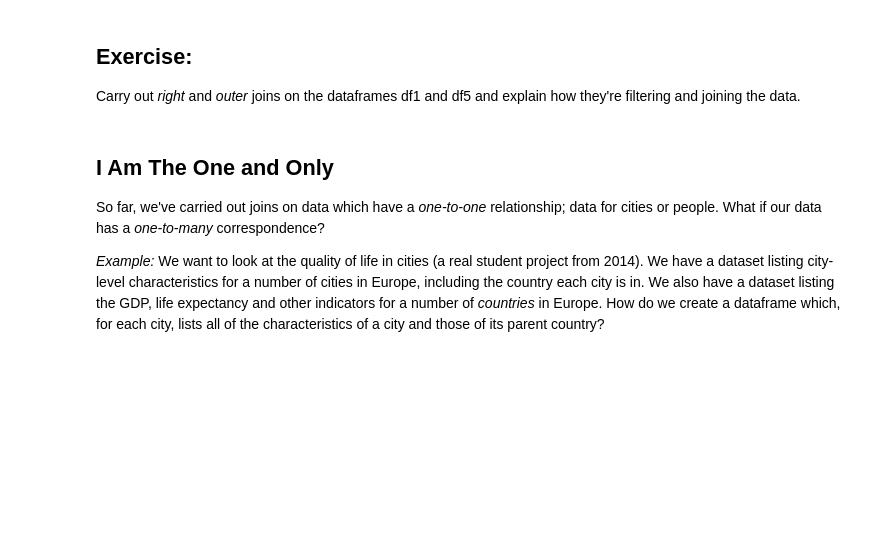
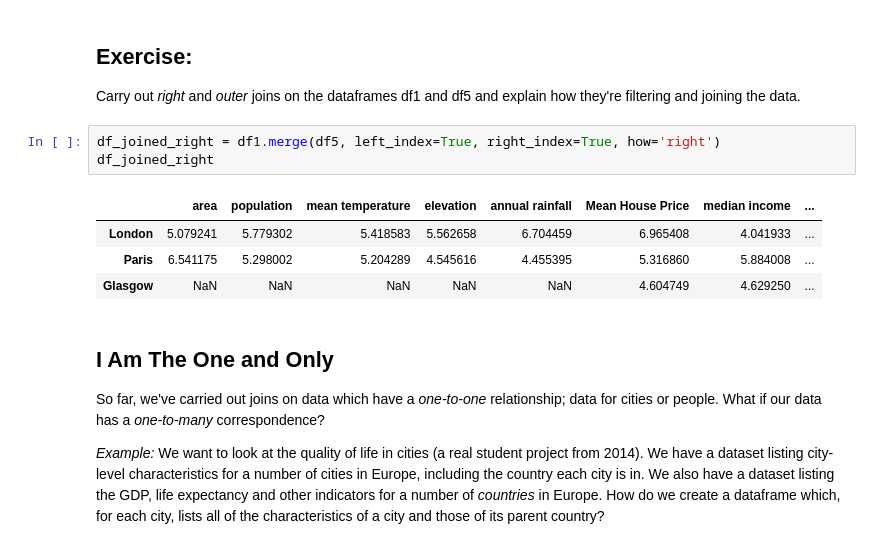
Before and after one commit to JmmQM2/QM2, a Jupyter notebook: W3_Merging_and_Joining_in_Python.ipynb, the cells around one changed output. Cells and saved outputs as stored; diff of their text form; blank space fills up the shorter version.

```diff
--- a/W3_Merging_and_Joining_in_Python.ipynb
+++ b/W3_Merging_and_Joining_in_Python.ipynb
@@ -333,6 +365,14 @@ As we see, the missing data appears as **NaN** - Not a Number.
 ## Exercise:
 
 Carry out *right* and *outer* joins on the dataframes df1 and df5 and explain how they're filtering and joining the data.
+# %%
+df_joined_right = df1.merge(df5, left_index=True, right_index=True, how='right')
+df_joined_right
+# %% [output]
+|  | area | population | mean temperature | elevation | annual rainfall | Mean House Price | median income | ... |
+| London | 5.079241 | 5.779302 | 5.418583 | 5.562658 | 6.704459 | 6.965408 | 4.041933 | ... |
+| Paris | 6.541175 | 5.298002 | 5.204289 | 4.545616 | 4.455395 | 5.316860 | 5.884008 | ... |
+| Glasgow | NaN | NaN | NaN | NaN | NaN | 4.604749 | 4.629250 | ... |
 # %% [markdown]
 ## I Am The One and Only
 
```
Also changed, not shown: parts of 28 cells of this notebook.
